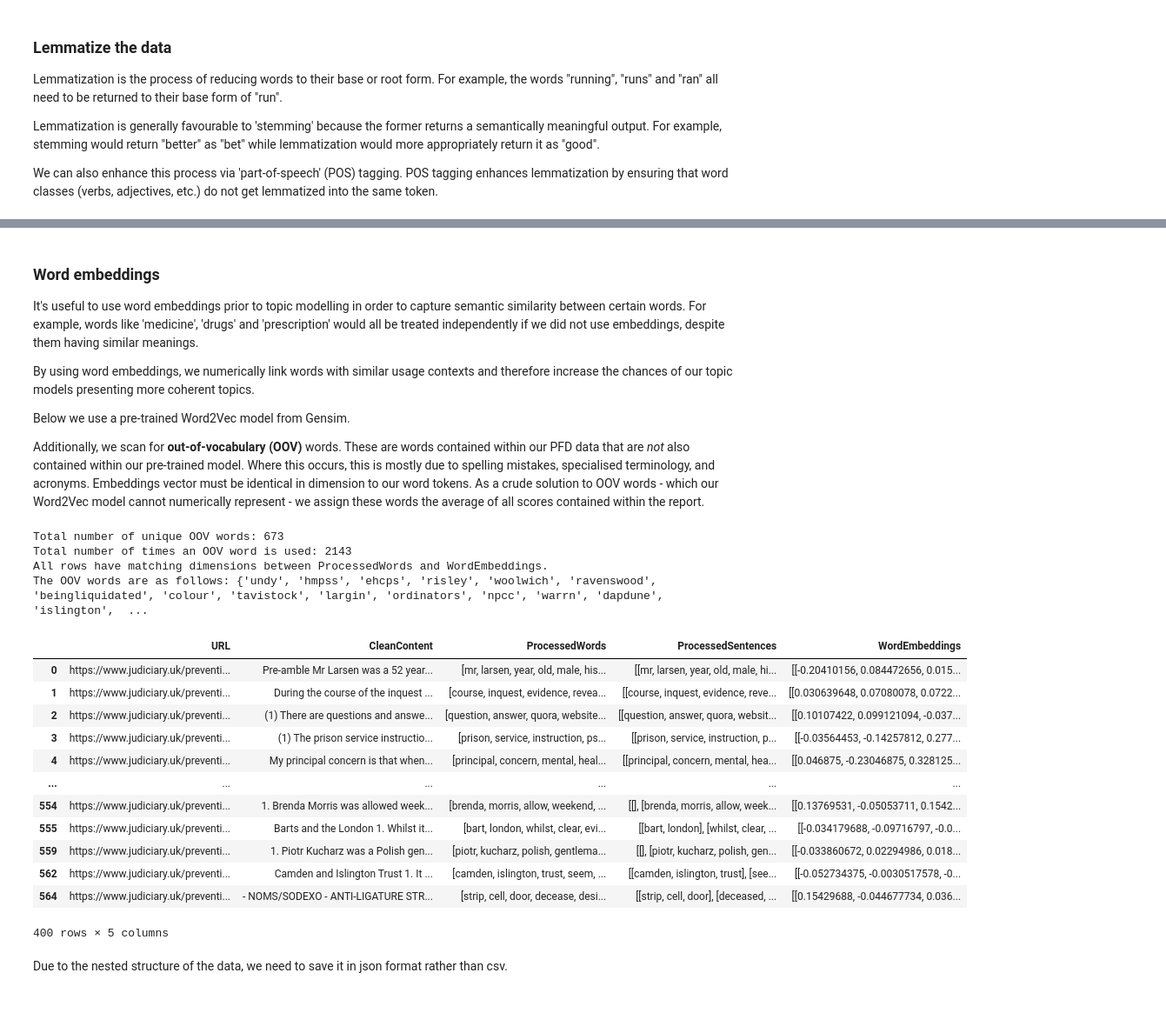
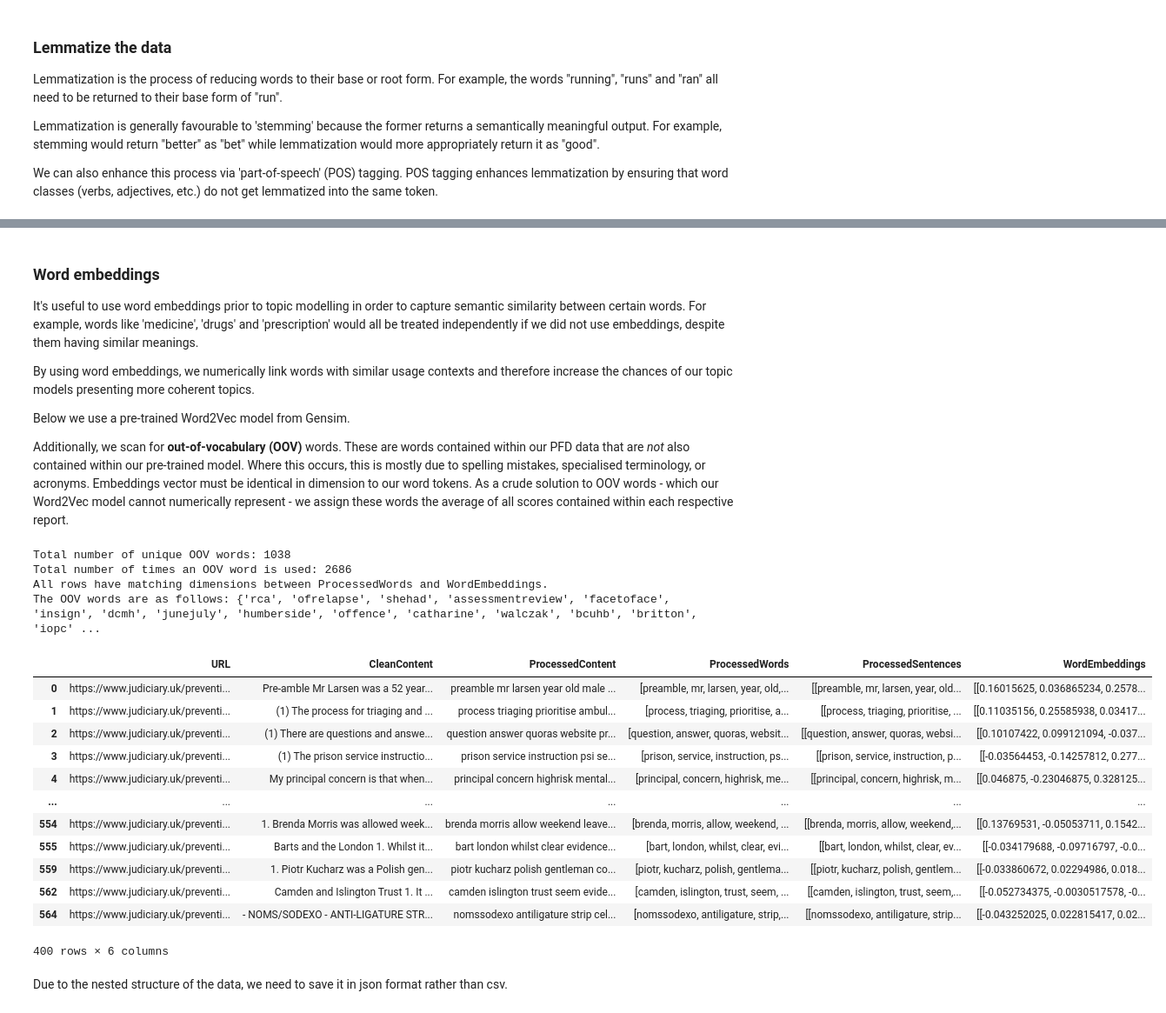
Before and after one commit to Samuel-Osian-Andrews/PFD_NLP, a Jupyter notebook: Scripts/preprocess.ipynb, the cells around one changed output, grey strips where cells are left out. Shown at 87% size. Cells and saved outputs as stored; diff of their text form; code cells hidden in the pictures.

```diff
--- a/Scripts/preprocess.ipynb
+++ b/Scripts/preprocess.ipynb
@@ -242,4 +239,5 @@ data.to_csv('../Data/cleaned.csv', index = False)
 ## 2. NLP pre-processing
 # %%
 # Remove unnecessary fields
-data = data[['URL', 'CleanContent']]
+clean_data = data[['URL', 'CleanContent']]
+clean_data
@@ -391,7 +431,7 @@ By using word embeddings, we numerically link words with similar usage contexts
 
 Below we use a pre-trained Word2Vec model from Gensim.
 
-Additionally, we scan for **out-of-vocabulary (OOV)** words. These are words contained within our PFD data that are *not* also contained within our pre-trained model. Where this occurs, this is mostly due to spelling mistakes, specialised terminology, and acronyms. Embeddings vector must be identical in dimension to our word tokens. As a crude solution to OOV words - which our Word2Vec model cannot numerically represent - we assign these words the average of all scores contained within the report.
+Additionally, we scan for **out-of-vocabulary (OOV)** words. These are words contained within our PFD data that are *not* also contained within our pre-trained model. Where this occurs, this is mostly due to spelling mistakes, specialised terminology, or acronyms. Embeddings vector must be identical in dimension to our word tokens. As a crude solution to OOV words - which our Word2Vec model cannot numerically represent - we assign these words the average of all scores contained within each respective report.
 # %%
 import gensim.downloader as api
 from gensim.models import Word2Vec
@@ -418,54 +458,54 @@ def embed(tokens, model, oov_words):
     return embeddings
 
 # Initialize the WordEmbeddings column
-data['WordEmbeddings'] = None
+clean_data['WordEmbeddings'] = None
 
 # Initialize a set to store OOV words
 oov_words = set()
 oov_count = 0
 mismatch_rows = []
 
 # Loop through each row in the DataFrame
-for i, row in data.iterrows():
+for i, row in clean_data.iterrows():
     embeddings = embed(row['ProcessedWords'], model, oov_words)
-    data.at[i, 'WordEmbeddings'] = embeddings
+    clean_data.at[i, 'WordEmbeddings'] = embeddings
 
     # Check for OOV words count and mismatched dimensions
     oov_count += len([token for token in row['ProcessedWords'] if token not in model.key_to_index])
     if len(embeddings) != len(row['ProcessedWords']):
         mismatch_rows.append(i)
 
 # Print the total count of OOV words
 print(f'Total number of unique OOV words: {len(oov_words)}')
 print(f'Total number of times an OOV word is used: {oov_count}')
 
 # Check that all embeddings vectors are identical in dimension to the ProcessedWords column
 if mismatch_rows:
     print(f'Rows with dimension mismatch: {mismatch_rows}')
 else:
     print('All rows have matching dimensions between ProcessedWords and WordEmbeddings.')
 
 print(f'The OOV words are as follows: {oov_words}')
 
-data
+clean_data
 # %% [output]
-Total number of unique OOV words: 673
-Total number of times an OOV word is used: 2143
+Total number of unique OOV words: 1038
+Total number of times an OOV word is used: 2686
 All rows have matching dimensions between ProcessedWords and WordEmbeddings.
-The OOV words are as follows: {'undy', 'hmpss', 'ehcps', 'risley', 'woolwich', 'ravenswood', 'beingliquidated', 'colour', 'tavistock', 'largin', 'ordinators', 'npcc', 'warrn', 'dapdune', 'islington',  ...
+The OOV words are as follows: {'rca', 'ofrelapse', 'shehad', 'assessmentreview', 'facetoface', 'insign', 'dcmh', 'junejuly', 'humberside', 'offence', 'catharine', 'walczak', 'bcuhb', 'britton', 'iopc' ...
-|  | URL | CleanContent | ProcessedWords | ProcessedSentences | WordEmbeddings |
-| 0 | https://www.judiciary.uk/preventi... | Pre-amble Mr Larsen was a 52 year... | [mr, larsen, year, old, male, his... | [[mr, larsen, year, old, male, hi... | [[-0.20410156, 0.084472656, 0.015... |
-| 1 | https://www.judiciary.uk/preventi... | During the course of the inquest ... | [course, inquest, evidence, revea... | [[course, inquest, evidence, reve... | [[0.030639648, 0.07080078, 0.0722... |
-| 2 | https://www.judiciary.uk/preventi... | (1) There are questions and answe... | [question, answer, quora, website... | [[question, answer, quora, websit... | [[0.10107422, 0.099121094, -0.037... |
-| 3 | https://www.judiciary.uk/preventi... | (1) The prison service instructio... | [prison, service, instruction, ps... | [[prison, service, instruction, p... | [[-0.03564453, -0.14257812, 0.277... |
-| 4 | https://www.judiciary.uk/preventi... | My principal concern is that when... | [principal, concern, mental, heal... | [[principal, concern, mental, hea... | [[0.046875, -0.23046875, 0.328125... |
-| ... | ... | ... | ... | ... | ... |
-| 554 | https://www.judiciary.uk/preventi... | 1. Brenda Morris was allowed week... | [brenda, morris, allow, weekend, ... | [[], [brenda, morris, allow, week... | [[0.13769531, -0.05053711, 0.1542... |
-| 555 | https://www.judiciary.uk/preventi... | Barts and the London 1. Whilst it... | [bart, london, whilst, clear, evi... | [[bart, london], [whilst, clear, ... | [[-0.034179688, -0.09716797, -0.0... |
-| 559 | https://www.judiciary.uk/preventi... | 1. Piotr Kucharz was a Polish gen... | [piotr, kucharz, polish, gentlema... | [[], [piotr, kucharz, polish, gen... | [[-0.033860672, 0.02294986, 0.018... |
-| 562 | https://www.judiciary.uk/preventi... | Camden and Islington Trust 1. It ... | [camden, islington, trust, seem, ... | [[camden, islington, trust], [see... | [[-0.052734375, -0.0030517578, -0... |
-| 564 | https://www.judiciary.uk/preventi... | - NOMS/SODEXO - ANTI-LIGATURE STR... | [strip, cell, door, decease, desi... | [[strip, cell, door], [deceased, ... | [[0.15429688, -0.044677734, 0.036... |
+|  | URL | CleanContent | ProcessedContent | ProcessedWords | ProcessedSentences | WordEmbeddings |
+| 0 | https://www.judiciary.uk/preventi... | Pre-amble Mr Larsen was a 52 year... | preamble mr larsen year old male ... | [preamble, mr, larsen, year, old,... | [[preamble, mr, larsen, year, old... | [[0.16015625, 0.036865234, 0.2578... |
+| 1 | https://www.judiciary.uk/preventi... | (1) The process for triaging and ... | process triaging prioritise ambul... | [process, triaging, prioritise, a... | [[process, triaging, prioritise, ... | [[0.11035156, 0.25585938, 0.03417... |
+| 2 | https://www.judiciary.uk/preventi... | (1) There are questions and answe... | question answer quoras website pr... | [question, answer, quoras, websit... | [[question, answer, quoras, websi... | [[0.10107422, 0.099121094, -0.037... |
+| 3 | https://www.judiciary.uk/preventi... | (1) The prison service instructio... | prison service instruction psi se... | [prison, service, instruction, ps... | [[prison, service, instruction, p... | [[-0.03564453, -0.14257812, 0.277... |
+| 4 | https://www.judiciary.uk/preventi... | My principal concern is that when... | principal concern highrisk mental... | [principal, concern, highrisk, me... | [[principal, concern, highrisk, m... | [[0.046875, -0.23046875, 0.328125... |
+| ... | ... | ... | ... | ... | ... | ... |
+| 554 | https://www.judiciary.uk/preventi... | 1. Brenda Morris was allowed week... | brenda morris allow weekend leave... | [brenda, morris, allow, weekend, ... | [[brenda, morris, allow, weekend,... | [[0.13769531, -0.05053711, 0.1542... |
+| 555 | https://www.judiciary.uk/preventi... | Barts and the London 1. Whilst it... | bart london whilst clear evidence... | [bart, london, whilst, clear, evi... | [[bart, london, whilst, clear, ev... | [[-0.034179688, -0.09716797, -0.0... |
+| 559 | https://www.judiciary.uk/preventi... | 1. Piotr Kucharz was a Polish gen... | piotr kucharz polish gentleman co... | [piotr, kucharz, polish, gentlema... | [[piotr, kucharz, polish, gentlem... | [[-0.033860672, 0.02294986, 0.018... |
+| 562 | https://www.judiciary.uk/preventi... | Camden and Islington Trust 1. It ... | camden islington trust seem evide... | [camden, islington, trust, seem, ... | [[camden, islington, trust, seem,... | [[-0.052734375, -0.0030517578, -0... |
+| 564 | https://www.judiciary.uk/preventi... | - NOMS/SODEXO - ANTI-LIGATURE STR... | nomssodexo antiligature strip cel... | [nomssodexo, antiligature, strip,... | [[nomssodexo, antiligature, strip... | [[-0.043252025, 0.022815417, 0.02... |
-400 rows × 5 columns
+400 rows × 6 columns
 # %% [markdown]
 Due to the nested structure of the data, we need to save it in json format rather than csv.
 # %%
```
Also changed, not shown: parts of 7 cells of this notebook, 2 other files.
